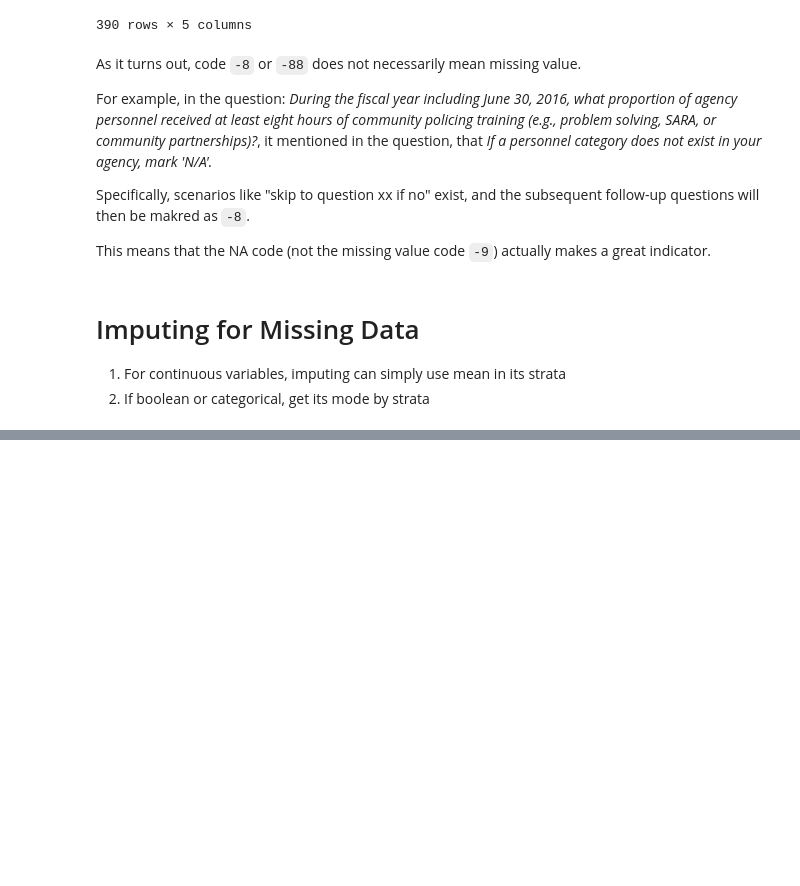
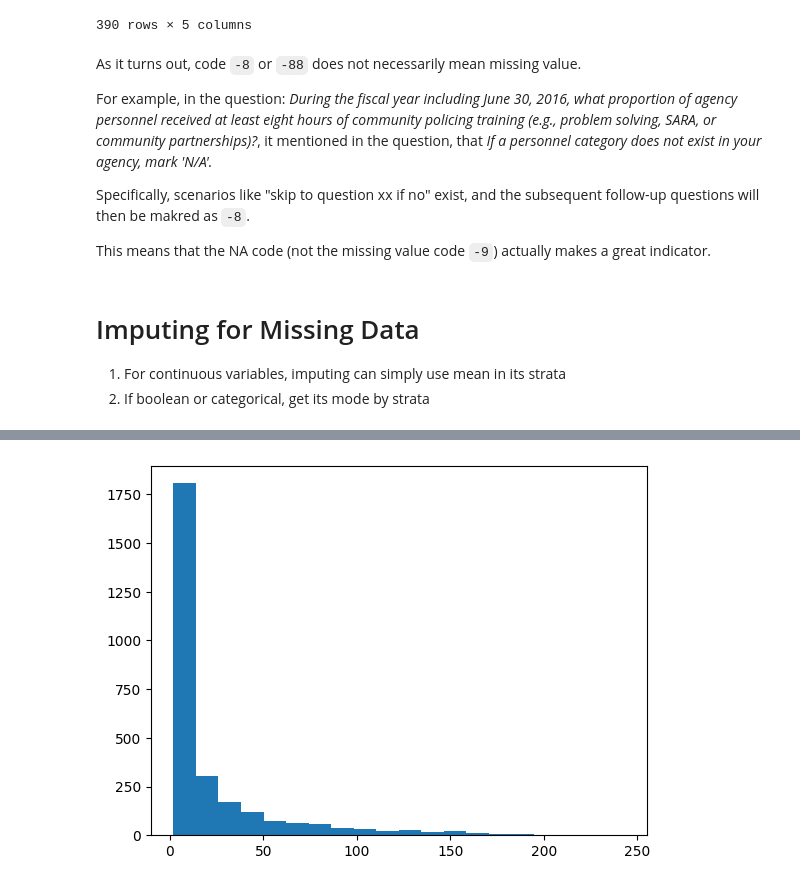
Before and after one commit to teddy21019/NIBRS_diffusion, a Jupyter notebook: similarity_network.ipynb, the cells around one changed output, grey strips where cells are left out. Saved outputs shown, nothing was run; the diff lists cells and outputs as text; code cells hidden in the pictures; blank space fills up the shorter version.

```diff
--- a/similarity_network.ipynb
+++ b/similarity_network.ipynb
@@ -364,0 +423,12 @@ dtype: float64
+# %%
+# set category type
+df = imputed_lemas.astype({col:'category' for col in cat_col_names})
+# %%
+sm_on_high_variety = SimilarityNetwork(
+    df,
+    CosineSimilarity(0.7),
+    "ORI9",
+    cat_col_variety.keys()
+)
+# %%
+sm_on_high_variety.fit_transform()
@@ -364,0 +438,2 @@ dtype: float64
+# %%
+G = sm_on_high_variety.network
@@ -364,0 +469,9 @@ dtype: float64
+# %%
+def plot_degree_dist(G):
+    degrees = [G.degree(n) for n in G.nodes()]
+    plt.hist(degrees, bins=20)
+    plt.show()
+
+plot_degree_dist(G)
+# %% [output]
+[figure, added]
```
Also changed, not shown: parts of 19 cells of this notebook, 1 other file.
